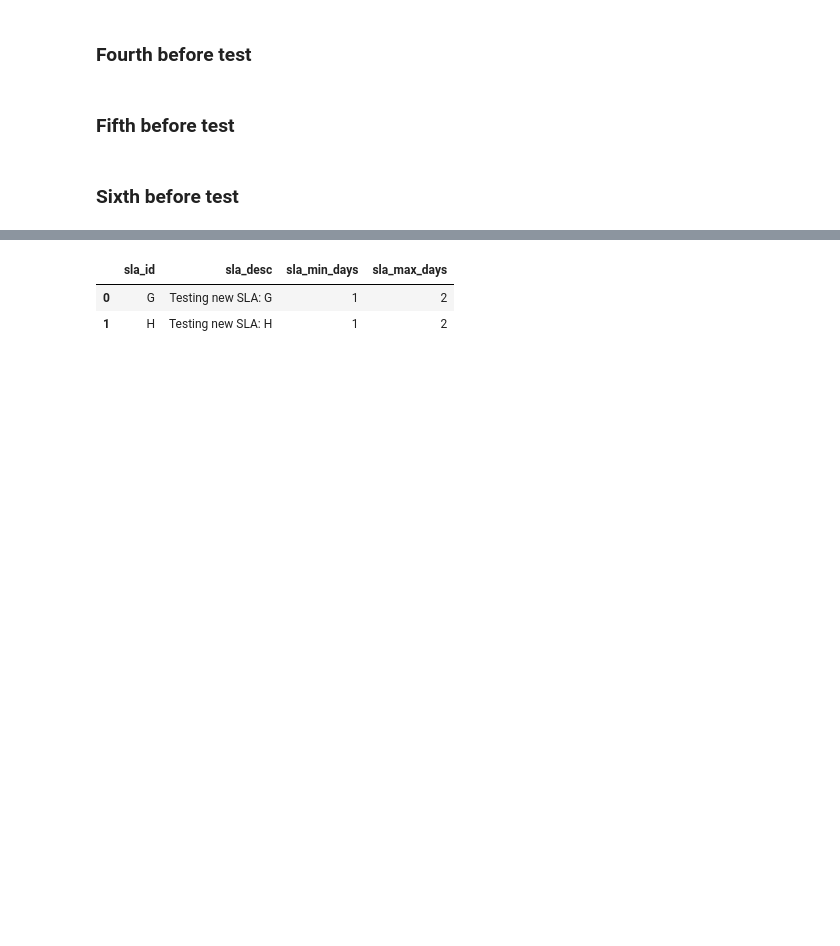
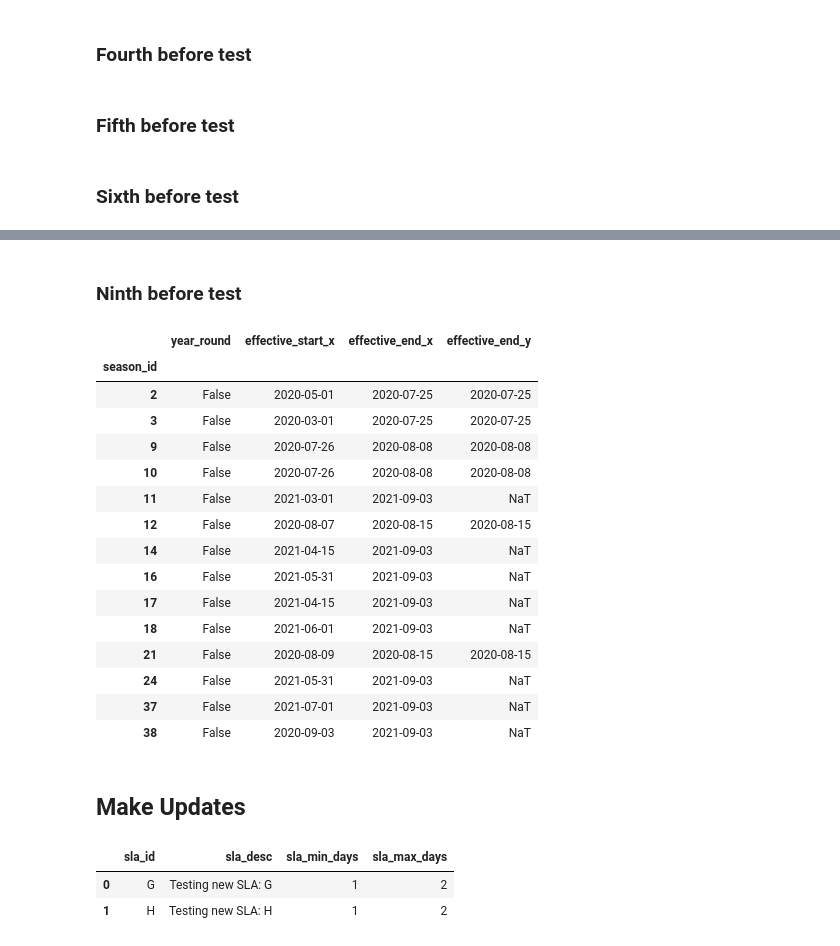
Before and after one commit to NYC-Parks/SLADB, a Jupyter notebook: testing/test_sla_seaon_changes.ipynb, the cells around one changed output, grey strips where cells are left out. Cells and saved outputs as stored; diff of their text form; code cells hidden in the pictures; blank space fills up the shorter version.

```diff
--- a/testing/test_sla_seaon_changes.ipynb
+++ b/testing/test_sla_seaon_changes.ipynb
@@ -54,6 +64,14 @@ before_season_definition.head()
 | 4 | 5 | 3 | True | March | 1.0 | None | ... |
 # %%
 before_season_date = pd.read_sql(con = engine, sql = sql_season_date)
+# %%
+date_cols_season_date = [
+    'effective_start', 'effective_end', 'effective_start_adj',
+    'effective_end_adj'
+]
+# %%
+for i in date_cols_season_date:
+    before_season_date[i] = pd.to_datetime(before_season_date[i])
 # %%
 before_season_date.head()
 # %% [output]
@@ -154,0 +295,2 @@ results.append(
+# %% [markdown]
+### Ninth before test
@@ -154,0 +303,24 @@ results.append(
+# %%
+temp_df = before_season_date.merge(
+    before_sla_season[before_sla_season['year_round'] == False],
+    on='season_id')[[
+        'season_id', 'year_round', 'effective_start_x', 'effective_end_x', 'effective_end_y'
+    ]].sort_values(by='effective_start_x').groupby('season_id').last()
+temp_df
+# %% [output]
+|  | year_round | effective_start_x | effective_end_x | effective_end_y |
+| season_id |  |  |  |  |
+| 2 | False | 2020-05-01 | 2020-07-25 | 2020-07-25 |
+| 3 | False | 2020-03-01 | 2020-07-25 | 2020-07-25 |
+| 9 | False | 2020-07-26 | 2020-08-08 | 2020-08-08 |
+| 10 | False | 2020-07-26 | 2020-08-08 | 2020-08-08 |
+| 11 | False | 2021-03-01 | 2021-09-03 | NaT |
+| 12 | False | 2020-08-07 | 2020-08-15 | 2020-08-15 |
+| 14 | False | 2021-04-15 | 2021-09-03 | NaT |
+| 16 | False | 2021-05-31 | 2021-09-03 | NaT |
+| 17 | False | 2021-04-15 | 2021-09-03 | NaT |
+| 18 | False | 2021-06-01 | 2021-09-03 | NaT |
+| 21 | False | 2020-08-09 | 2020-08-15 | 2020-08-15 |
+| 24 | False | 2021-05-31 | 2021-09-03 | NaT |
+| 37 | False | 2021-07-01 | 2021-09-03 | NaT |
+| 38 | False | 2020-09-03 | 2021-09-03 | NaT |
@@ -155,3 +341,5 @@ results.append(
+# %% [markdown]
+## Make Updates
 # %%
 ninserts = 2
 # %%
```
Also changed, not shown: parts of 117 cells of this notebook, 1 other file.
